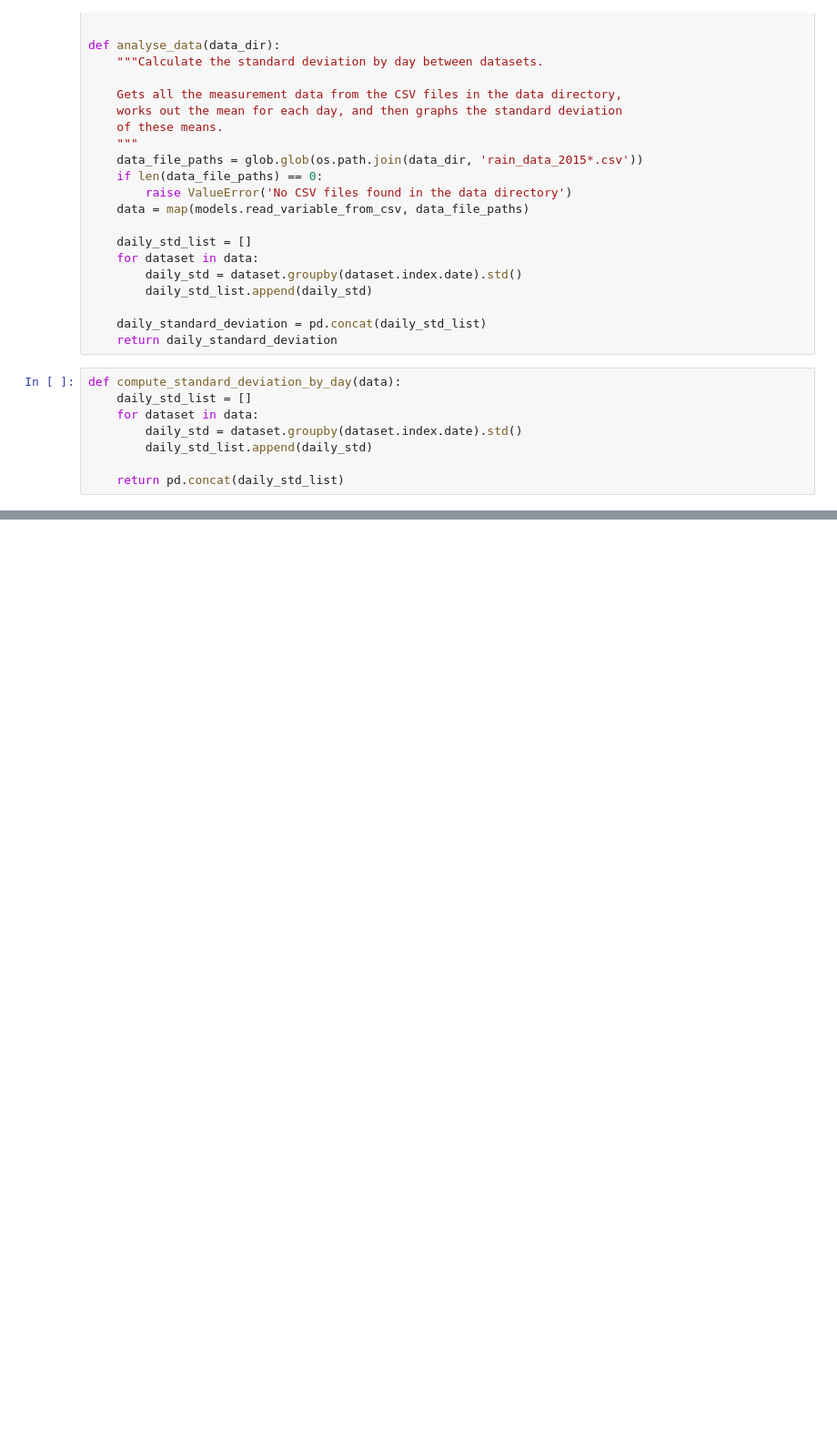
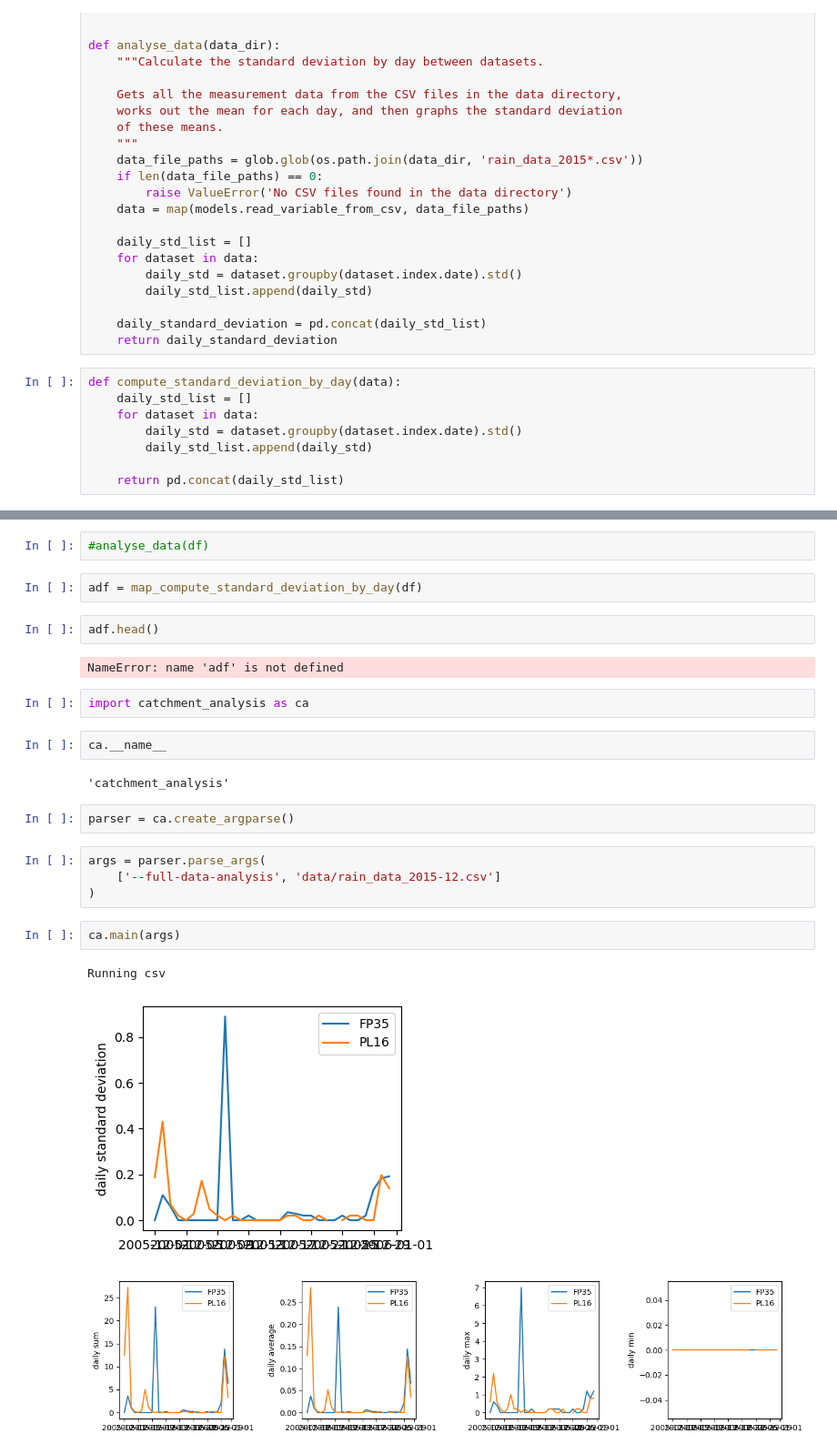
Before and after one commit to azra-gordy/python-intermediate-rivercatchment, a Jupyter notebook: nba.ipynb, the cells around one changed output, grey strips where cells are left out. Shown at 91% size. Saved outputs shown, nothing was run; the diff lists cells and outputs as text; blank space fills up the shorter version.

Commit message:
Reapply "feat: add option to add titles and save the plots"
This reverts commit 0bb3efcaa47aa66224af98fc71c4b503bf78789c.

```diff
--- a/nba.ipynb
+++ b/nba.ipynb
@@ -43,0 +136,26 @@ def map_compute_standard_deviation_by_day(data):
+# %%
+#analyse_data(df)
+# %%
+adf = map_compute_standard_deviation_by_day(df)
+# %%
+adf.head()
+# %% [output]
+NameError: name 'adf' is not defined
+# %%
+import catchment_analysis as ca
+# %%
+ca.__name__
+# %% [output]
+'catchment_analysis'
+# %%
+parser = ca.create_argparse()
+# %%
+args = parser.parse_args(
+    ['--full-data-analysis', 'data/rain_data_2015-12.csv']
+)
+# %%
+ca.main(args)
+# %% [output]
+Running csv
+[figure, added]
+[figure, added]
```
Also changed, not shown: parts of 11 cells of this notebook, 1 other file.
